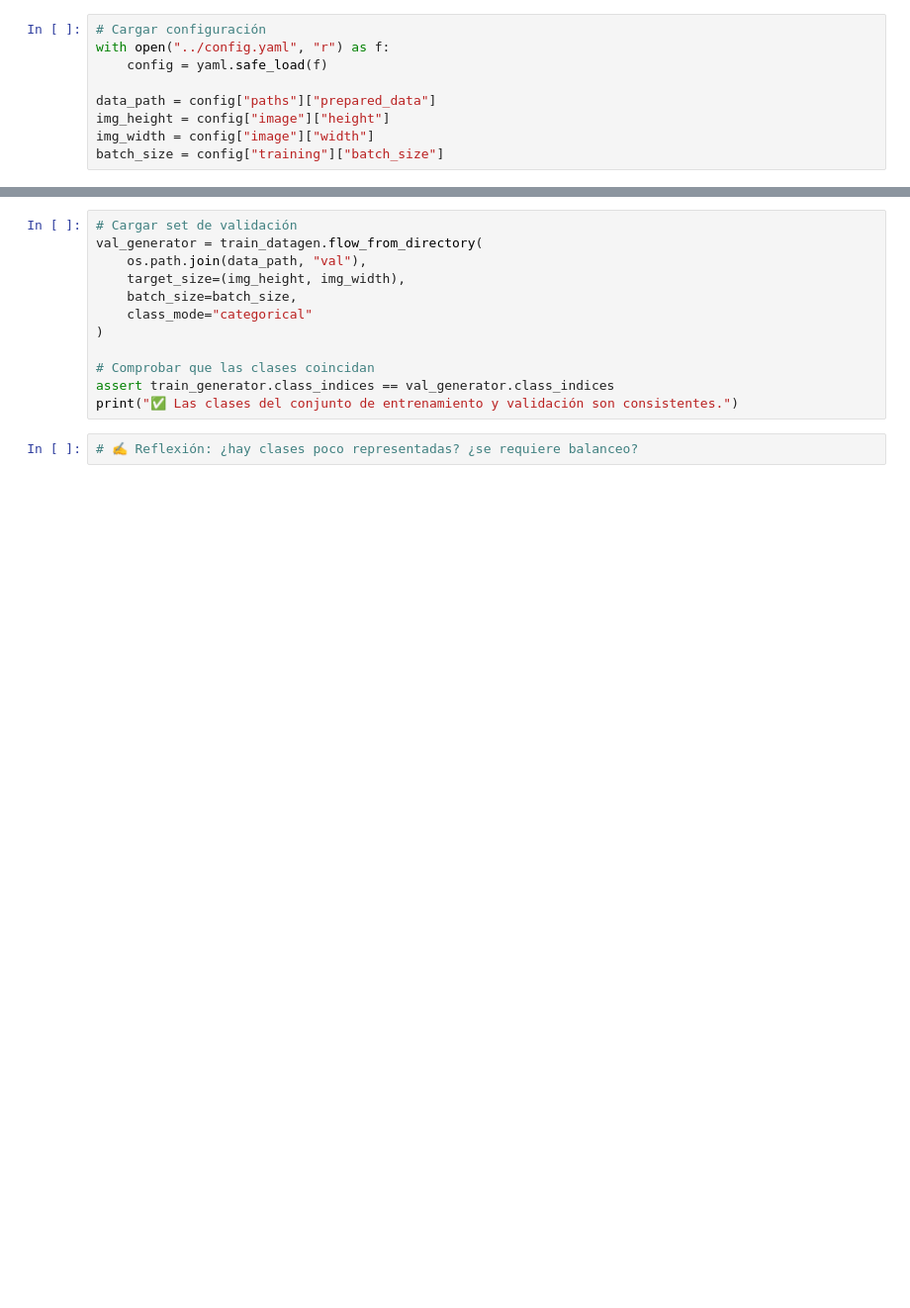
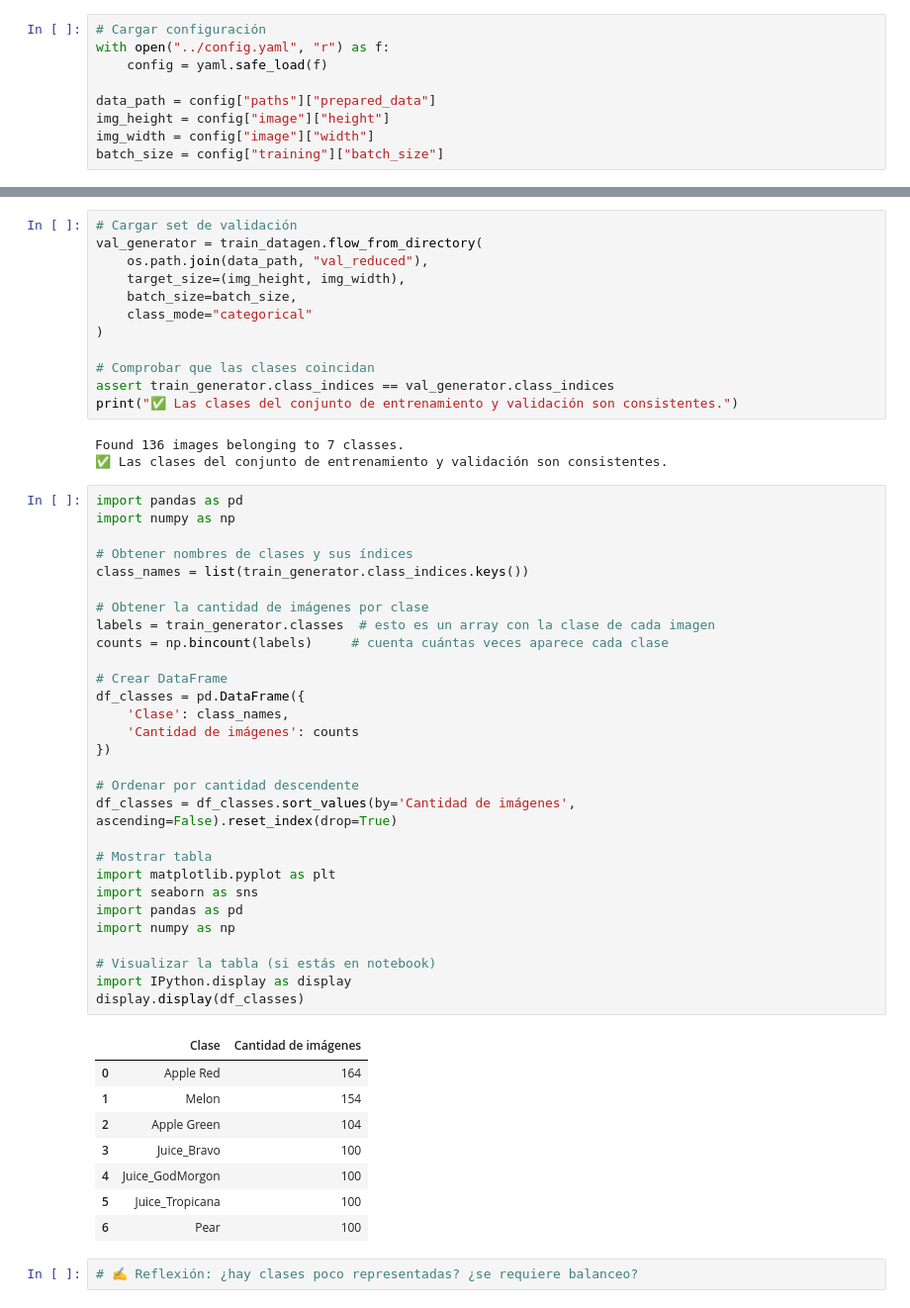
Before and after one commit to solivare/DeepNeuralNetworkUSS, a Jupyter notebook: Projects/Supermarket/notebooks/EDA.ipynb, the cells around one changed output, grey strips where cells are left out. Shown at 99% size. Saved outputs shown, nothing was run; the diff lists cells and outputs as text; blank space fills up the shorter version.

```diff
--- a/Projects/Supermarket/notebooks/EDA.ipynb
+++ b/Projects/Supermarket/notebooks/EDA.ipynb
@@ -55,7 +61,7 @@ plt.show()
 # %%
 # Cargar set de validación
 val_generator = train_datagen.flow_from_directory(
-    os.path.join(data_path, "val"),
+    os.path.join(data_path, "val_reduced"),
     target_size=(img_height, img_width),
     batch_size=batch_size,
     class_mode="categorical"
@@ -64,5 +70,46 @@ val_generator = train_datagen.flow_from_directory(
 # Comprobar que las clases coincidan
 assert train_generator.class_indices == val_generator.class_indices
 print("✅ Las clases del conjunto de entrenamiento y validación son consistentes.")
+# %% [output]
+Found 136 images belonging to 7 classes.
+✅ Las clases del conjunto de entrenamiento y validación son consistentes.
+# %%
+import pandas as pd
+import numpy as np
+
+# Obtener nombres de clases y sus índices
+class_names = list(train_generator.class_indices.keys())
+
+# Obtener la cantidad de imágenes por clase
+labels = train_generator.classes  # esto es un array con la clase de cada imagen
+counts = np.bincount(labels)     # cuenta cuántas veces aparece cada clase
+
+# Crear DataFrame
+df_classes = pd.DataFrame({
+    'Clase': class_names,
+    'Cantidad de imágenes': counts
+})
+
+# Ordenar por cantidad descendente
+df_classes = df_classes.sort_values(by='Cantidad de imágenes', ascending=False).reset_index(drop=True)
+
+# Mostrar tabla
+import matplotlib.pyplot as plt
+import seaborn as sns
+import pandas as pd
+import numpy as np
+
+# Visualizar la tabla (si estás en notebook)
+import IPython.display as display
+display.display(df_classes)
+# %% [output]
+|  | Clase | Cantidad de imágenes |
+| 0 | Apple Red | 164 |
+| 1 | Melon | 154 |
+| 2 | Apple Green | 104 |
+| 3 | Juice_Bravo | 100 |
+| 4 | Juice_GodMorgon | 100 |
+| 5 | Juice_Tropicana | 100 |
+| 6 | Pear | 100 |
 # %%
 # ✍️ Reflexión: ¿hay clases poco representadas? ¿se requiere balanceo?
```
Also changed, not shown: parts of 5 cells of this notebook, 6 other files.
